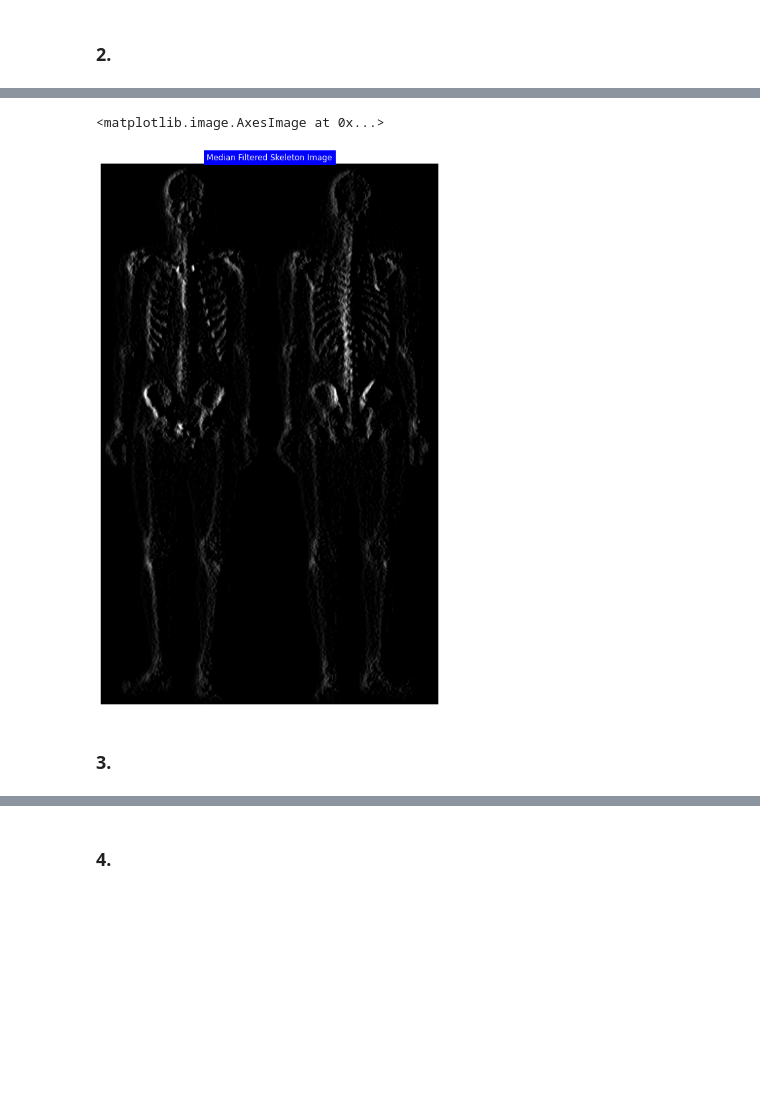
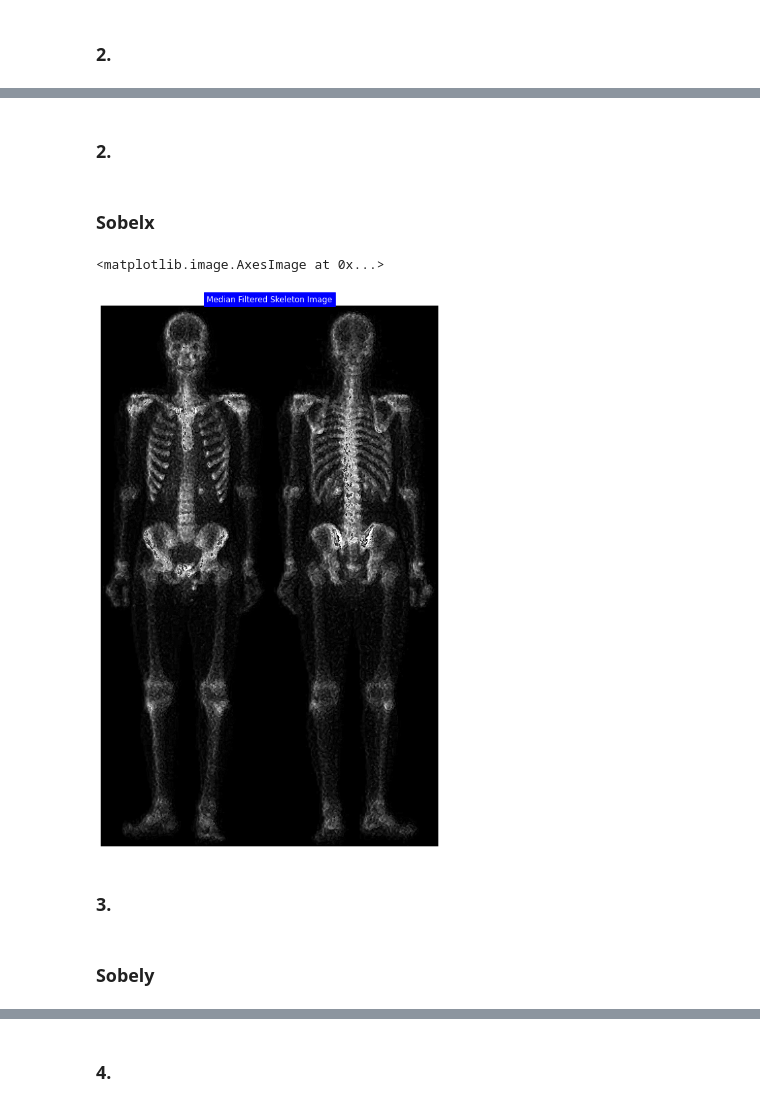
Before and after one commit to zahrasalarian/Digital-Image-Processing-for-Medical-Applications, a Jupyter notebook: HW3/pt-2.ipynb, the cells around one changed output, grey strips where cells are left out. Drawn from its saved outputs; the diff is of its cells as text; code cells hidden in the pictures; blank space fills up the shorter version.

Commit message:
Performs sharpening, sobelx, and sobely for edge detection in horizontal and vertical axies.

```diff
--- a/HW3/pt-2.ipynb
+++ b/HW3/pt-2.ipynb
@@ -45,11 +47,14 @@ def perform_correlation(img, kernel):
 # %%
 # Sharpen
-kernel = np.array([[0, -1, 0],
-                   [-1, 5,-1],
-                   [0, -1, 0]])
+kernel = np.array([[-1, -1, -1],
+                   [-1, 9, -1],
+                   [-1, -1, -1]])
 
 # ddepth = -1, so the result (destination) image will have the same depth as the input (source) image.
 sharpened_img = cv2.filter2D(src=median_filtered_img, ddepth=-1, kernel=kernel)
+# # normalize intensity values by mapping the most negative value to zero and shift the rest based on it
+# sharpened_img = (sharpened_img - np.min(sharpened_img)) / (np.max(sharpened_img) - np.min(sharpened_img)) * 255
+# sharpened_img = sharpened_img.astype(np.uint8)
 # %%
 plt.figure(figsize=(20,15))
 ## disable x & y axis
@@ -90,11 +112,23 @@ sobelx = cv2.Sobel(median_filtered_img, -1, dx=1, dy=0, ksize=3)  # x
+# %% [markdown]
+### 2.
+# %% [markdown]
+### Sobelx
+# %%
+sobelx_kernel = np.array([[-1, 0, 1],
+                          [-2, 0, 2],
+                          [-1, 0, 1]])
+
+sobelx_img = cv2.filter2D(src=median_filtered_img, ddepth=-1, kernel=sobelx_kernel)
+# %%
+sobelx_img = sobelx_img + sharpened_img
 # %%
 plt.figure(figsize=(20,15))
 ## disable x & y axis
 plt.axis('off')
 plt.title('Median Filtered Skeleton Image', color='white', backgroundcolor='blue')
-plt.imshow(sobelx, cmap = 'gray', vmin=0, vmax=2**(sobelx.itemsize*8)-1)
+plt.imshow(sobelx_img, cmap = 'gray', vmin=0, vmax=2**(sobelx_img.itemsize*8)-1)
 # %% [output]
 <matplotlib.image.AxesImage at 0x...>
-[figure, old version]
+[figure, new version]
 # %% [markdown]
 ### 3.
@@ -102,0 +135,2 @@ sobely = cv2.Sobel(src=median_filtered_img, ddepth=-1, dx=0, dy=1, ksize=3)
+# %% [markdown]
+### Sobely
```
Also changed, not shown: parts of 17 cells of this notebook.
